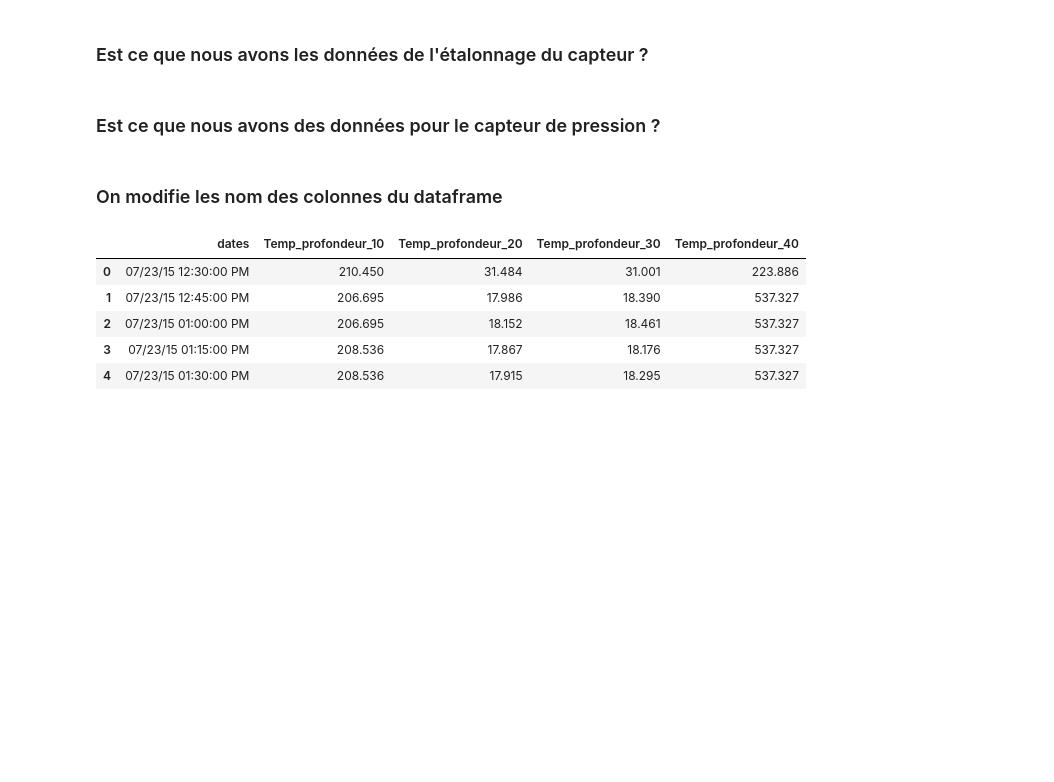
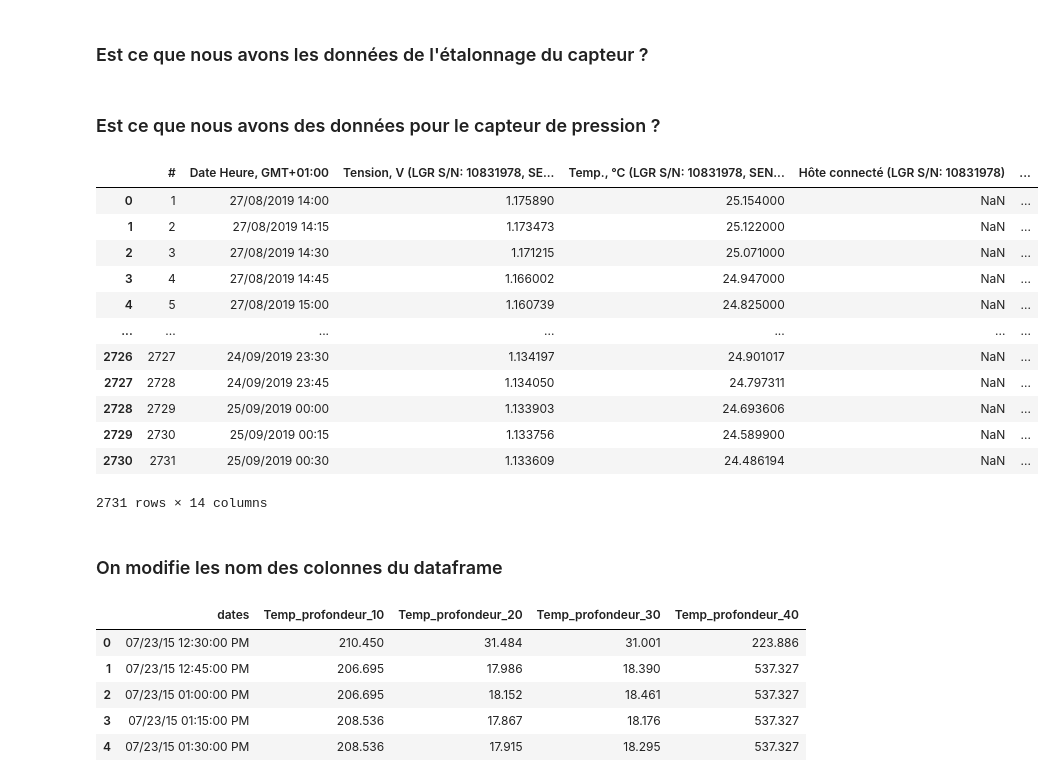
Before and after one commit to Lauredesorgues/MOLONARI_projet_3-, a Jupyter notebook: traitement_data_molonari_12-10_Laure.ipynb, the cells around one changed output. Cells and saved outputs as stored; diff of their text form; code cells hidden in the pictures; blank space fills up the shorter version.

```diff
--- a/traitement_data_molonari_12-10_Laure.ipynb
+++ b/traitement_data_molonari_12-10_Laure.ipynb
@@ -137,6 +143,22 @@ for x in data :
     if x['pression'].empty :
         print('le point '+ x['numero'] + ' n\'a pas de données de pression, il n\'est pas valide')
         data.remove(x)
+# %%
+data[6]['pression']
+# %% [output]
+|  | # | Date Heure, GMT+01:00 | Tension, V (LGR S/N: 10831978, SE... | Temp., °C (LGR S/N: 10831978, SEN... | Hôte connecté (LGR S/N: 10831978) | ... |
+| 0 | 1 | 27/08/2019 14:00 | 1.175890 | 25.154000 | NaN | ... |
+| 1 | 2 | 27/08/2019 14:15 | 1.173473 | 25.122000 | NaN | ... |
+| 2 | 3 | 27/08/2019 14:30 | 1.171215 | 25.071000 | NaN | ... |
+| 3 | 4 | 27/08/2019 14:45 | 1.166002 | 24.947000 | NaN | ... |
+| 4 | 5 | 27/08/2019 15:00 | 1.160739 | 24.825000 | NaN | ... |
+| ... | ... | ... | ... | ... | ... | ... |
+| 2726 | 2727 | 24/09/2019 23:30 | 1.134197 | 24.901017 | NaN | ... |
+| 2727 | 2728 | 24/09/2019 23:45 | 1.134050 | 24.797311 | NaN | ... |
+| 2728 | 2729 | 25/09/2019 00:00 | 1.133903 | 24.693606 | NaN | ... |
+| 2729 | 2730 | 25/09/2019 00:15 | 1.133756 | 24.589900 | NaN | ... |
+| 2730 | 2731 | 25/09/2019 00:30 | 1.133609 | 24.486194 | NaN | ... |
+2731 rows × 14 columns
 # %% [markdown]
 ### On modifie les nom des colonnes du dataframe
 # %%
```
Also changed, not shown: parts of 16 cells of this notebook, 44 other files.
